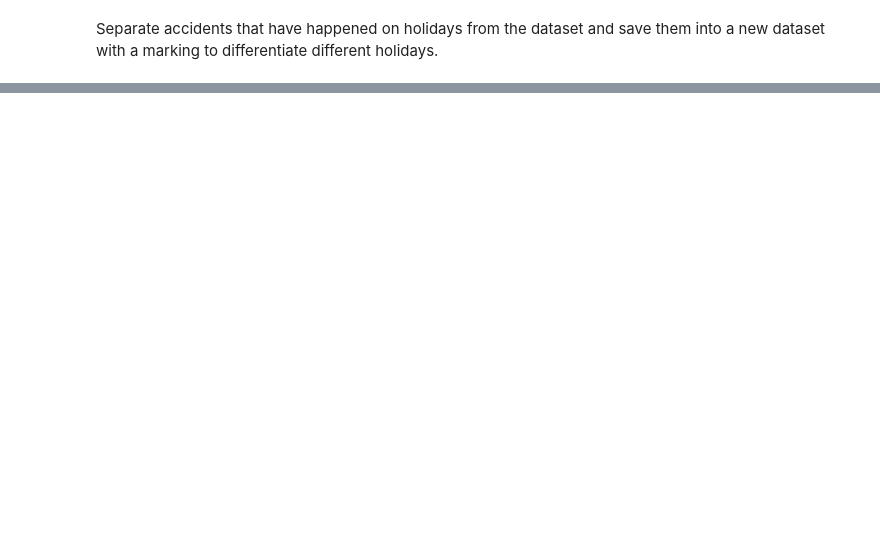
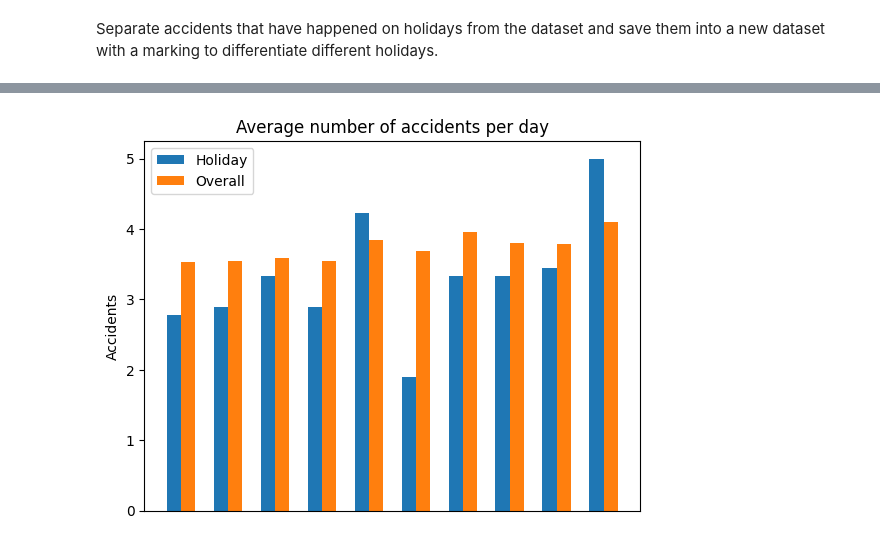
Before and after one commit to gCoreByte/car-accidents-in-estonia, a Jupyter notebook: goal1.ipynb, the cells around one changed output, grey strips where cells are left out. Cells and saved outputs as stored; diff of their text form; code cells hidden in the pictures; blank space fills up the shorter version.

```diff
--- a/goal1.ipynb
+++ b/goal1.ipynb
@@ -83,0 +108,2 @@ print(movingholidays)
+# %%
+movingholidays = movingHolidays(startYear, endYear)
@@ -83,0 +112,7 @@ print(movingholidays)
+# %%
+nonholiday_df= df.copy()
+holidaydf = addHolidays(movingholidays, pd.DataFrame(), nonholiday_df, dates, startYear, endYear)
+holidaystats_df = holidaydf.copy()
+
+#for row in holidaydf.index:
+#    nonholiday_df = nonholiday_df.drop(row)
@@ -83,0 +186,32 @@ print(movingholidays)
+# %%
+yearCount = nonholiday_df["Year"].value_counts()
+yearCountH = holidaystats_df["Year"].value_counts()
+
+nonsplit = []
+split = []
+years = []
+
+for year in range(startYear+1, endYear+1):
+    nonavg = yearCount.loc[[str(year)]] / 365 #(365 - holidayDatesCount)
+    avg = yearCountH.loc[[str(year)]] / holidayDatesCount
+    nonsplit.append(round(float(nonavg.item()), 2))
+    split.append(round(float(avg.item()), 2))
+    years.append(year)
+
+x = np.arange(len(years))
+width = 0.3
+
+fig, ax = plt.subplots()
+l1 = ax.bar(x- width/2, split, width, label="Holiday")
+l2 = ax.bar(x+ width/2, nonsplit, width, label="Overall")
+
+ax.set_ylabel("Accidents")
+ax.set_title("Average number of accidents per day")
+ax.set_xticks(x, years)
+ax.legend()
+
+plt.savefig("averageComparison")
+
+plt.show()
+# %% [output]
+[figure, added]
```
Also changed, not shown: parts of 16 cells of this notebook, 1 other file.
